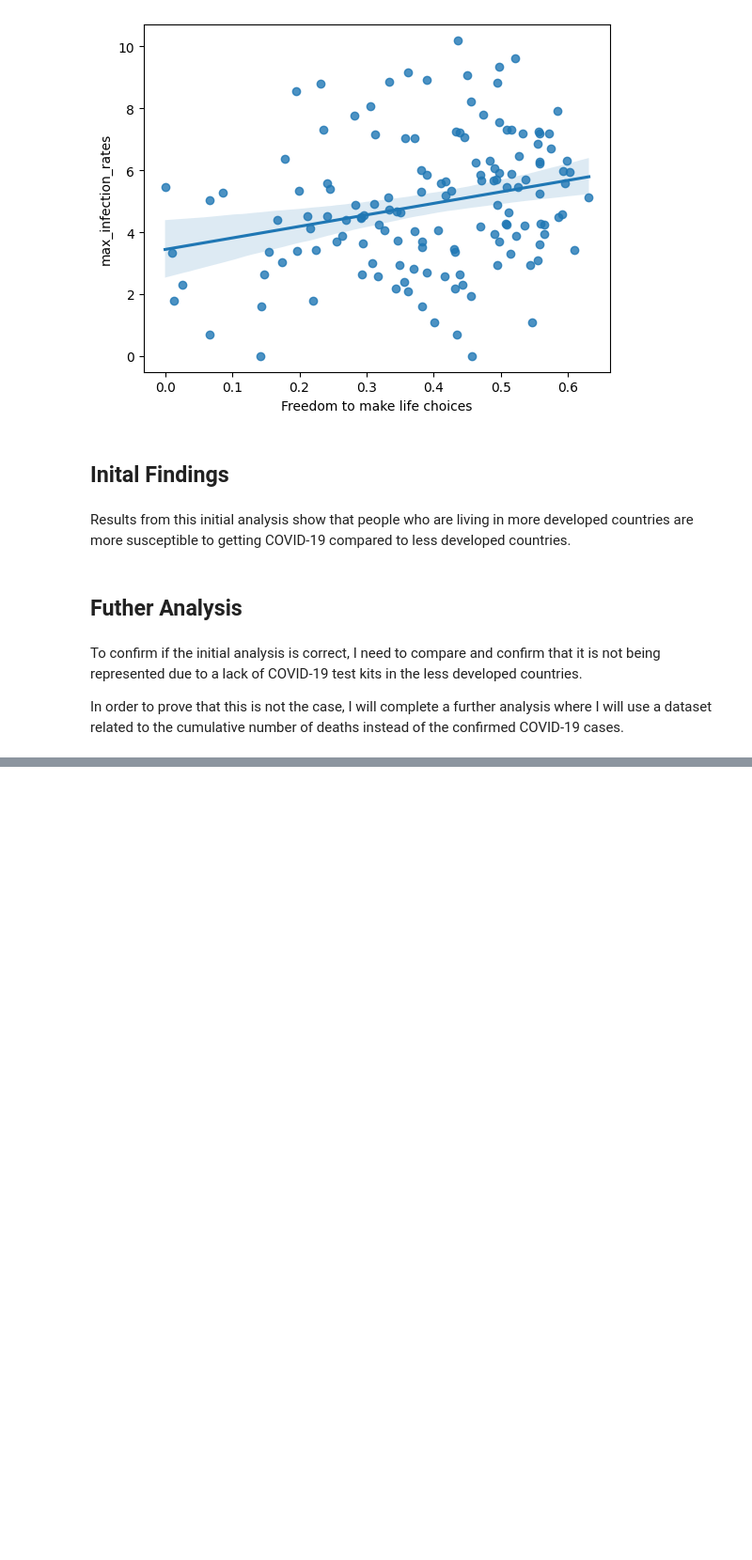
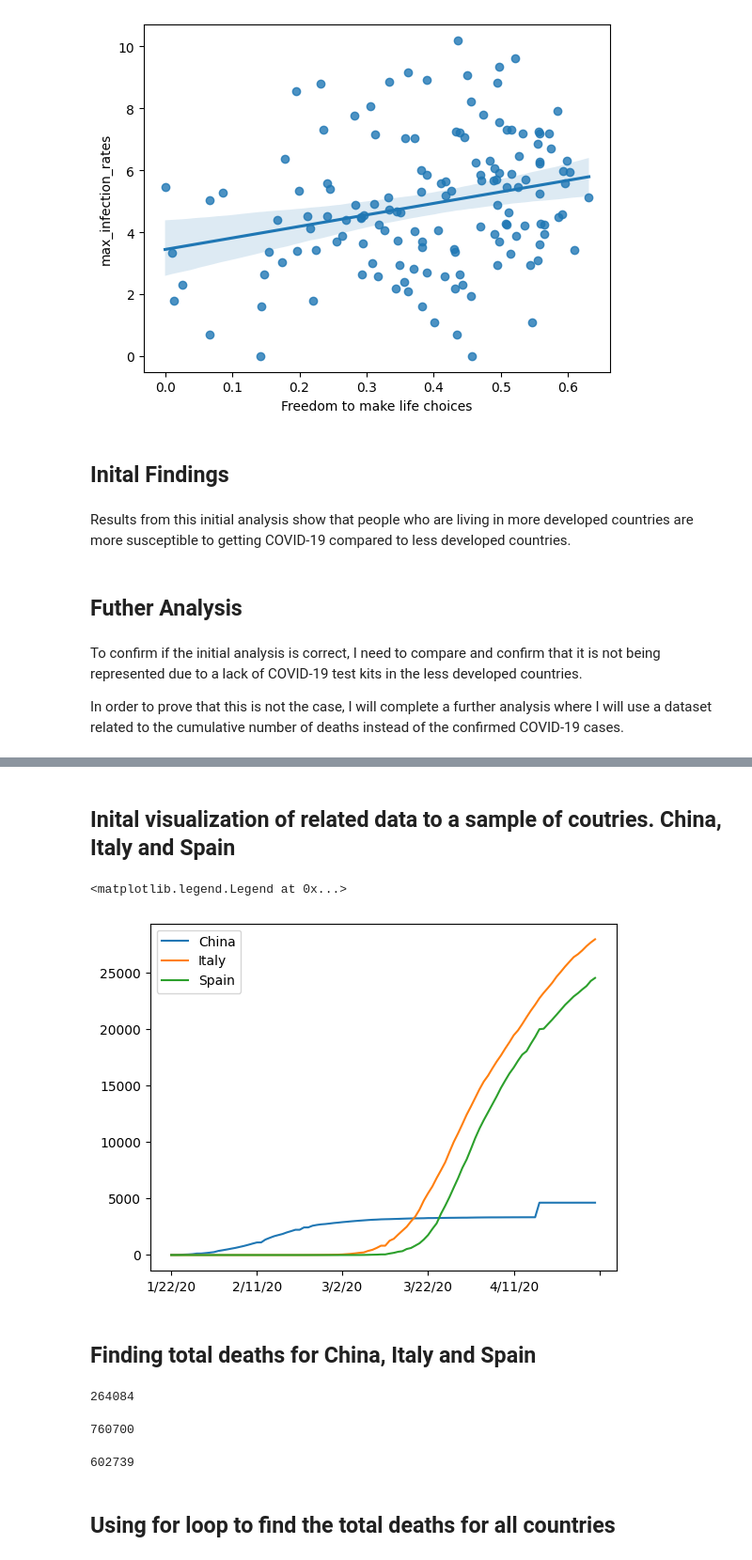
Before and after one commit to ChristopherIanPeck/covid-19-analysis, a Jupyter notebook: covid-19-data-analysis-using-python.ipynb, the cells around one changed output, grey strips where cells are left out. Shown at 94% size. Saved outputs shown, nothing was run; the diff lists cells and outputs as text; code cells hidden in the pictures; blank space fills up the shorter version.

Commit message:
Kaggle Notebook | Covid-19 Data Analysis using Python | Version 8

```diff
--- a/covid-19-data-analysis-using-python.ipynb
+++ b/covid-19-data-analysis-using-python.ipynb
@@ -301,0 +304,3 @@ In order to prove that this is not the case, I will complete a further analysis
+# %%
+corona_deaths_dataset_csv = pd.read_csv("/kaggle/input/covid19-and-world-happiness-report/covid19_deaths_dataset.csv")
+corona_deaths_dataset_csv.head(10)
@@ -301,0 +345,2 @@ In order to prove that this is not the case, I will complete a further analysis
+# %%
+corona_deaths_dataset_aggregated = corona_deaths_dataset_csv.groupby("Country/Region").sum()
@@ -301,0 +358,26 @@ In order to prove that this is not the case, I will complete a further analysis
+# %% [markdown]
+## Inital visualization of related data to a sample of coutries. China, Italy and Spain
+# %%
+corona_deaths_dataset_aggregated.loc["China"].plot()
+corona_deaths_dataset_aggregated.loc["Italy"].plot()
+corona_deaths_dataset_aggregated.loc["Spain"].plot()
+plt.legend()
+# %% [output]
+<matplotlib.legend.Legend at 0x...>
+[figure, added]
+# %% [markdown]
+## Finding total deaths for China, Italy and Spain
+# %%
+corona_deaths_dataset_aggregated.loc["China"].sum()
+# %% [output]
+264084
+# %%
+corona_deaths_dataset_aggregated.loc["Italy"].sum()
+# %% [output]
+760700
+# %%
+corona_deaths_dataset_aggregated.loc["Spain"].sum()
+# %% [output]
+602739
+# %% [markdown]
+## Using for loop to find the total deaths for all countries
```
Also changed, not shown: parts of 37 cells of this notebook.
